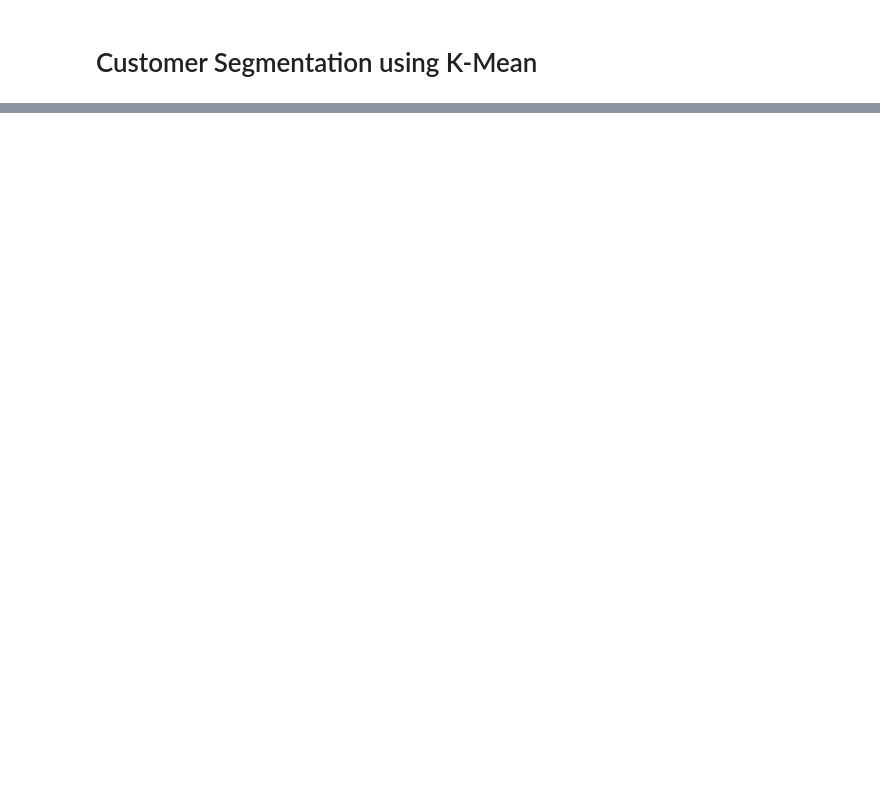
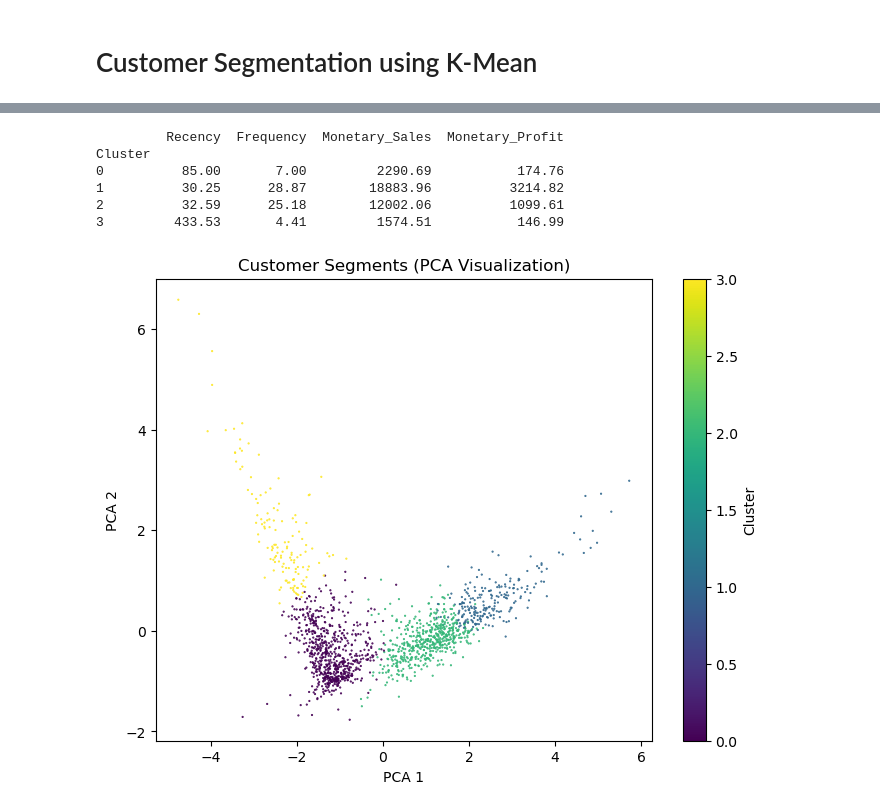
Before and after one commit to alirza81/Customer_Segmentation_Using_RFM_and_KMeans, a Jupyter notebook: notebooks/analysis.ipynb, the cells around one changed output, grey strips where cells are left out. Saved outputs shown, nothing was run; the diff lists cells and outputs as text; code cells hidden in the pictures; blank space fills up the shorter version.

```diff
--- a/notebooks/analysis.ipynb
+++ b/notebooks/analysis.ipynb
@@ -10,0 +90,4 @@ OSError: [Errno 22] Invalid argument: 'D:\\Data Science\\github\\Customer-Segmen
+# %%
+k = 4
+kmeans = KMeans(n_clusters=k, random_state=42, n_init=10)
+rfm['Cluster'] = kmeans.fit_predict(rfm_scaled)
@@ -10,0 +111,28 @@ OSError: [Errno 22] Invalid argument: 'D:\\Data Science\\github\\Customer-Segmen
+# %%
+cluster_profile = rfm.groupby('Cluster')[
+    ['Recency', 'Frequency', 'Monetary_Sales', 'Monetary_Profit']
+].mean().round(2)
+
+print(cluster_profile)
+# %% [output]
+         Recency  Frequency  Monetary_Sales  Monetary_Profit
+Cluster
+0          85.00       7.00         2290.69           174.76
+1          30.25      28.87        18883.96          3214.82
+2          32.59      25.18        12002.06          1099.61
+3         433.53       4.41         1574.51           146.99
+# %%
+from sklearn.decomposition import PCA
+
+pca = PCA(n_components=2)
+components = pca.fit_transform(rfm_scaled)
+
+plt.figure(figsize=(8, 6))
+plt.scatter(components[:, 0], components[:, 1], c=rfm['Cluster'], cmap='viridis', s=0.3)
+plt.xlabel('PCA 1')
+plt.ylabel('PCA 2')
+plt.title('Customer Segments (PCA Visualization)')
+plt.colorbar(label='Cluster')
+plt.show()
+# %% [output]
+[figure, added]
```
Also changed, not shown: parts of 16 cells of this notebook.
